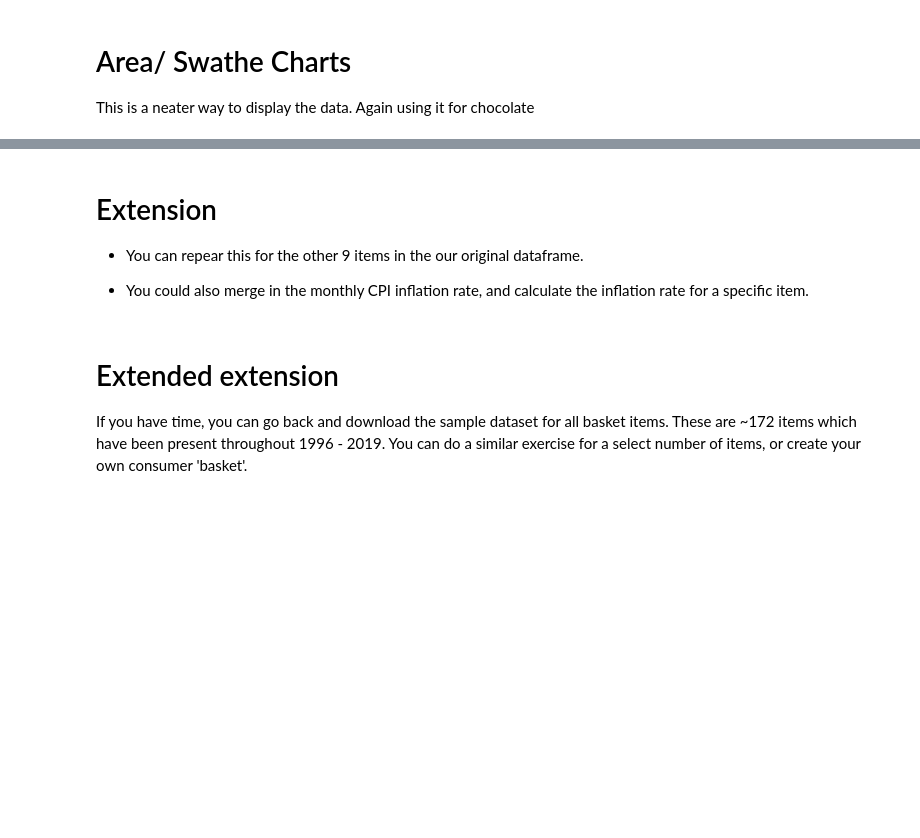
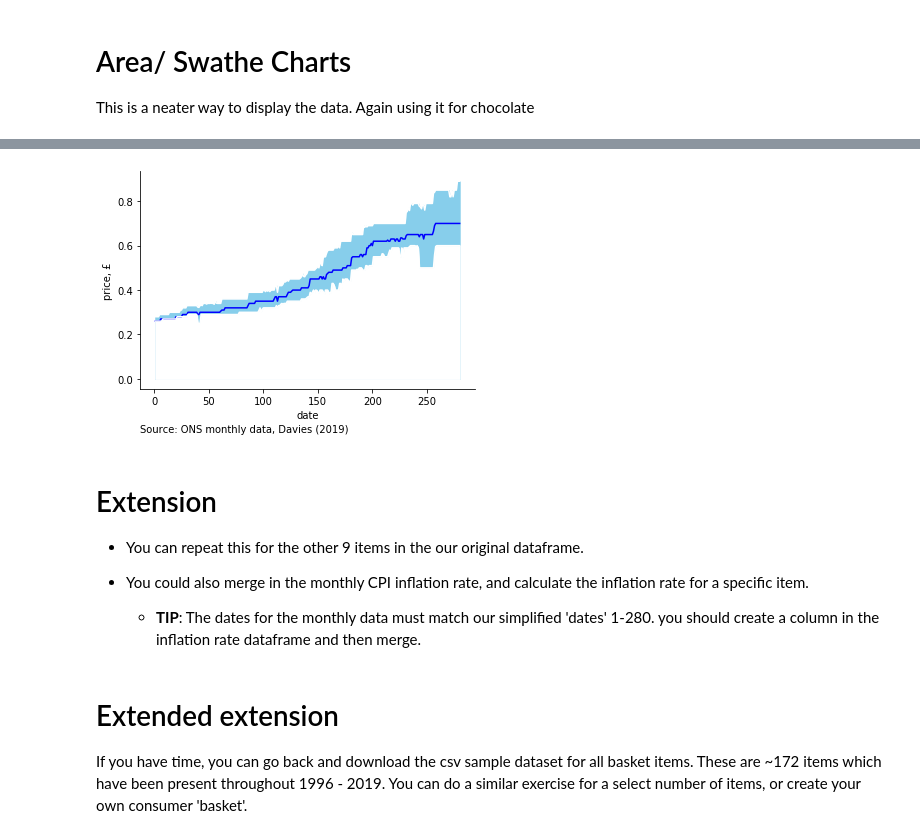
Before and after one commit to rahatsiddique/pandas_basics, a Jupyter notebook: price trends/CPI price trends.ipynb, the cells around one changed output, grey strips where cells are left out. Cells and saved outputs as stored; diff of their text form; code cells hidden in the pictures; blank space fills up the shorter version.

Commit message:
swathe charts in progress

```diff
--- a/price trends/CPI price trends.ipynb
+++ b/price trends/CPI price trends.ipynb
@@ -346,11 +337,33 @@ plt.show()
+# %%
+## this is not working atm
+plt.fill_between( choc_perc['date'], choc_perc['p90'], color="skyblue")
+#plt.fill_between( choc_perc['date'], choc_perc['p60'], color="blue")
+#plt.fill_between( choc_perc['date'], choc_perc['p40'], color="skyblue")
+plt.fill_between( choc_perc['date'], choc_perc['p10'], color="white", alpha=1)
+
+plt.plot(choc_perc['date'], choc_perc['p90'], color="white")
+plt.plot(choc_perc['date'], choc_perc['p50'], '-', color="blue")
+plt.plot(choc_perc['date'], choc_perc['p10'], color="white")
+
+#plt.legend(bbox_to_anchor=(1, 1.05))
+plt.xlabel('date') # Set x-axis label
+plt.ylabel('price, £') # Set y-axis label
+plt.annotate('Source: ONS monthly data, Davies (2019)',
+             (0,0), (0, -35), xycoords='axes fraction', textcoords='offset points', va='top')
+sns.despine()
+
+plt.show()
+# %% [output]
+[figure, added]
 # %% [markdown]
 # Extension
 
-* You can repear this for the other 9 items in the our original dataframe.
+* You can repeat this for the other 9 items in the our original dataframe.
 
 * You could also merge in the monthly CPI inflation rate, and calculate the inflation rate for a specific item.
+    * __TIP__: The dates for the monthly data must match our simplified 'dates' 1-280. you should create a column in the inflation rate dataframe and then merge.
 # %% [markdown]
 # Extended extension
 
-If you have time, you can go back and download the sample dataset for all basket items.
+If you have time, you can go back and download the csv sample dataset for all basket items.
 These are ~172 items which have been present throughout 1996 - 2019. You can do a similar exercise for a select number of items, or create your own consumer 'basket'.
```
Also changed, not shown: parts of 6 cells of this notebook.
